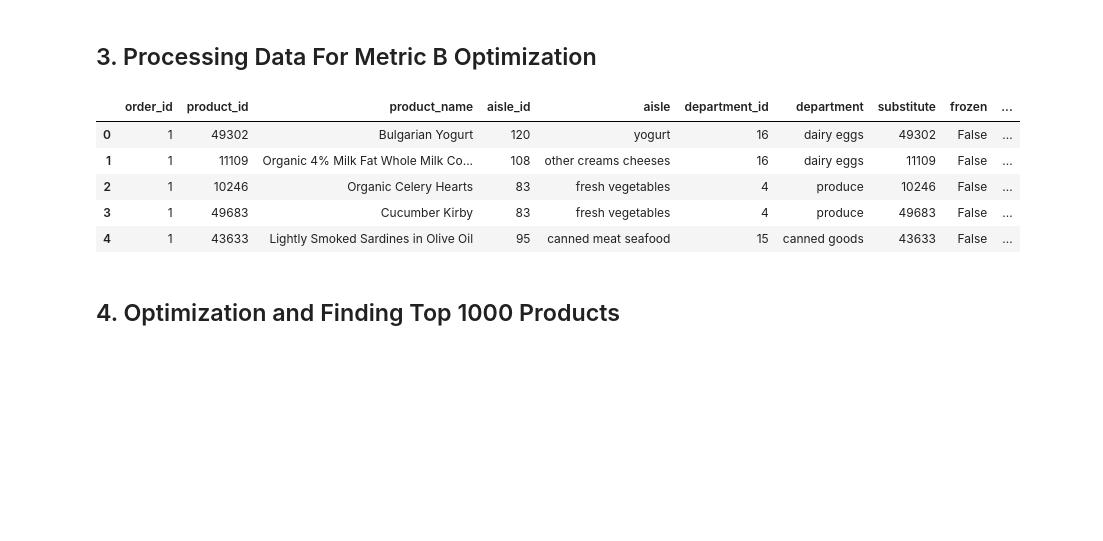
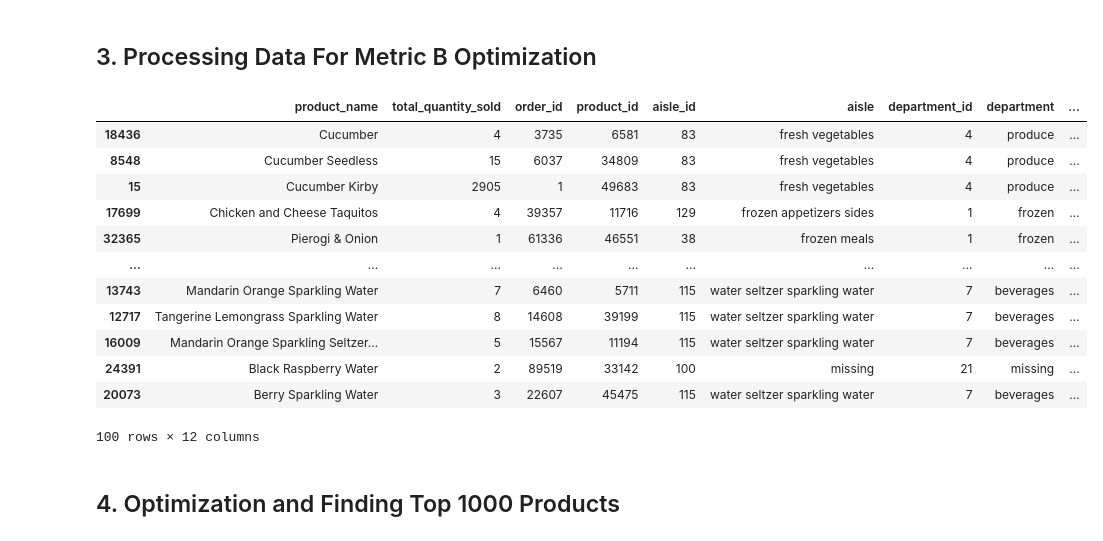
Before and after one commit to xubosen/rotman_mma_datathon_team_2, a Jupyter notebook: Analysis/picking_top_1000.ipynb, the cells around one changed output. Cells and saved outputs as stored; diff of their text form; code cells hidden in the pictures; blank space fills up the shorter version.

```diff
--- a/Analysis/picking_top_1000.ipynb
+++ b/Analysis/picking_top_1000.ipynb
@@ -92,14 +91,22 @@ def add_met_b_column(data, use_substitutes=True) -> None:
     return None
 # %%
 add_met_b_column(data)
-data.head()
-# %% [output]
-|  | order_id | product_id | product_name | aisle_id | aisle | department_id | department | substitute | frozen | ... |
-| 0 | 1 | 49302 | Bulgarian Yogurt | 120 | yogurt | 16 | dairy eggs | 49302 | False | ... |
-| 1 | 1 | 11109 | Organic 4% Milk Fat Whole Milk Co... | 108 | other creams cheeses | 16 | dairy eggs | 11109 | False | ... |
-| 2 | 1 | 10246 | Organic Celery Hearts | 83 | fresh vegetables | 4 | produce | 10246 | False | ... |
-| 3 | 1 | 49683 | Cucumber Kirby | 83 | fresh vegetables | 4 | produce | 49683 | False | ... |
-| 4 | 1 | 43633 | Lightly Smoked Sardines in Olive Oil | 95 | canned meat seafood | 15 | canned goods | 43633 | False | ... |
+# %%
+data.sort_values(by="substitute", ascending=False).head(100)
+# %% [output]
+|  | product_name | total_quantity_sold | order_id | product_id | aisle_id | aisle | department_id | department | ... |
+| 18436 | Cucumber | 4 | 3735 | 6581 | 83 | fresh vegetables | 4 | produce | ... |
+| 8548 | Cucumber Seedless | 15 | 6037 | 34809 | 83 | fresh vegetables | 4 | produce | ... |
+| 15 | Cucumber Kirby | 2905 | 1 | 49683 | 83 | fresh vegetables | 4 | produce | ... |
+| 17699 | Chicken and Cheese Taquitos | 4 | 39357 | 11716 | 129 | frozen appetizers sides | 1 | frozen | ... |
+| 32365 | Pierogi & Onion | 1 | 61336 | 46551 | 38 | frozen meals | 1 | frozen | ... |
+| ... | ... | ... | ... | ... | ... | ... | ... | ... | ... |
+| 13743 | Mandarin Orange Sparkling Water | 7 | 6460 | 5711 | 115 | water seltzer sparkling water | 7 | beverages | ... |
+| 12717 | Tangerine Lemongrass Sparkling Water | 8 | 14608 | 39199 | 115 | water seltzer sparkling water | 7 | beverages | ... |
+| 16009 | Mandarin Orange Sparkling Seltzer... | 5 | 15567 | 11194 | 115 | water seltzer sparkling water | 7 | beverages | ... |
+| 24391 | Black Raspberry Water | 2 | 89519 | 33142 | 100 | missing | 21 | missing | ... |
+| 20073 | Berry Sparkling Water | 3 | 22607 | 45475 | 115 | water seltzer sparkling water | 7 | beverages | ... |
+100 rows × 12 columns
 # %% [markdown]
 ## 4. Optimization and Finding Top 1000 Products
 # %%
```
Also changed, not shown: parts of 23 cells of this notebook.
